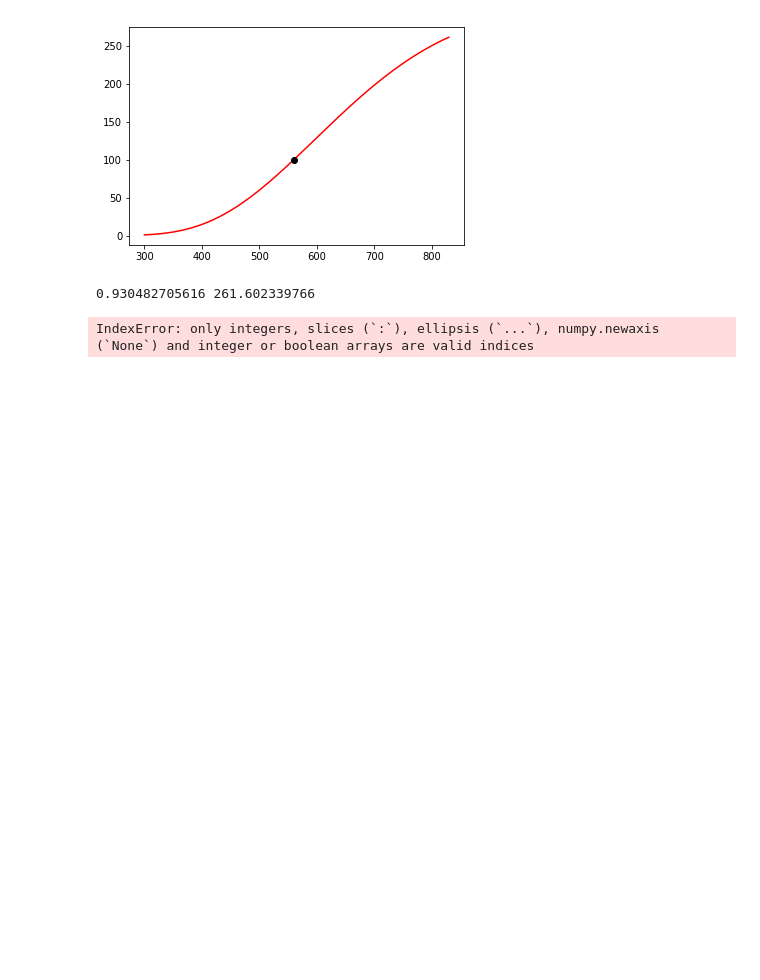
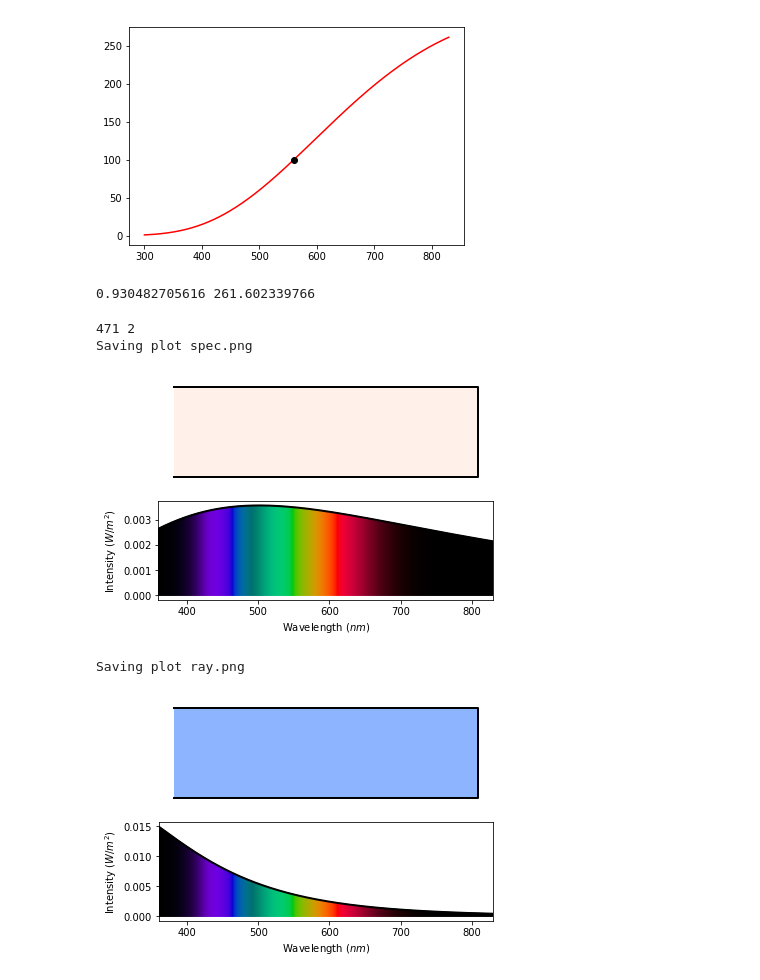
Before and after one commit to InsectRobotics/skylight, a Jupyter notebook: notebooks/sky-luminance.ipynb, the cells around one changed output. Cells and saved outputs as stored; diff of their text form; code cells hidden in the pictures; blank space fills up the shorter version.

```diff
--- a/notebooks/sky-luminance.ipynb
+++ b/notebooks/sky-luminance.ipynb
@@ -64,9 +77,19 @@ print y.min(), y.max()
 # %%
 import colorpy as cp
 import colorpy.illuminants
+import colorpy.rayleigh
 
 T_K = 5778    # sun illuminant
-sun_spectrum = colorpy.illuminants.get_blackbody_illuminant(T_K)
-cp.plots.spectrum_plot(sun_spectrum)
+s = colorpy.illuminants.get_blackbody_illuminant(T_K)
+r = colorpy.rayleigh.rayleigh_illuminated_spectrum(s)
+print len(r), len(r[0])
+cp.plots.spectrum_plot(s, filename="spec.png", title="")
+plt.show()
+cp.plots.spectrum_plot(r, filename="ray.png", title="")
+plt.show()
 # %% [output]
-IndexError: only integers, slices (`:`), ellipsis (`...`), numpy.newaxis (`None`) and integer or boolean arrays are valid indices
+471 2
+Saving plot spec.png
+[figure, added]
+Saving plot ray.png
+[figure, added]
```
Also changed, not shown: parts of 5 cells of this notebook, 4 other files.
